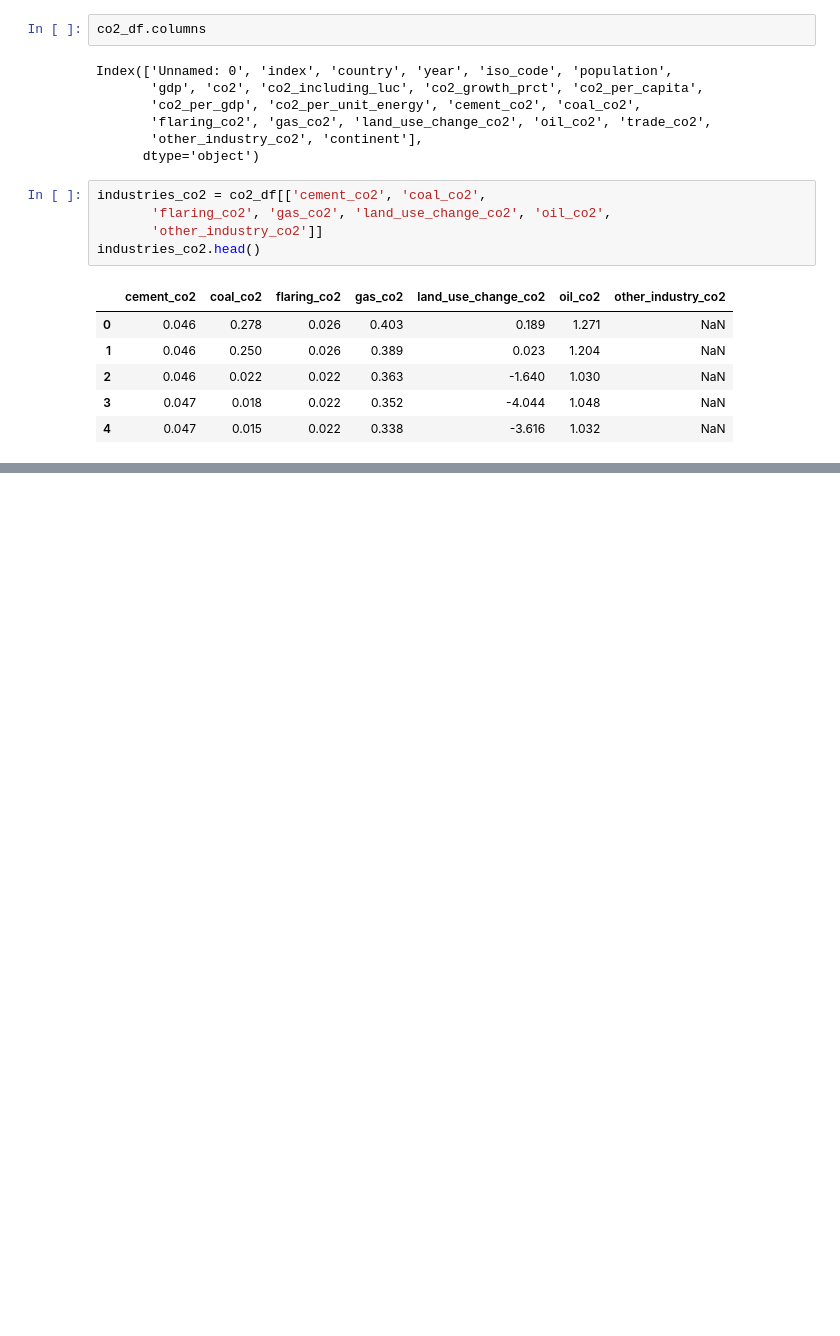
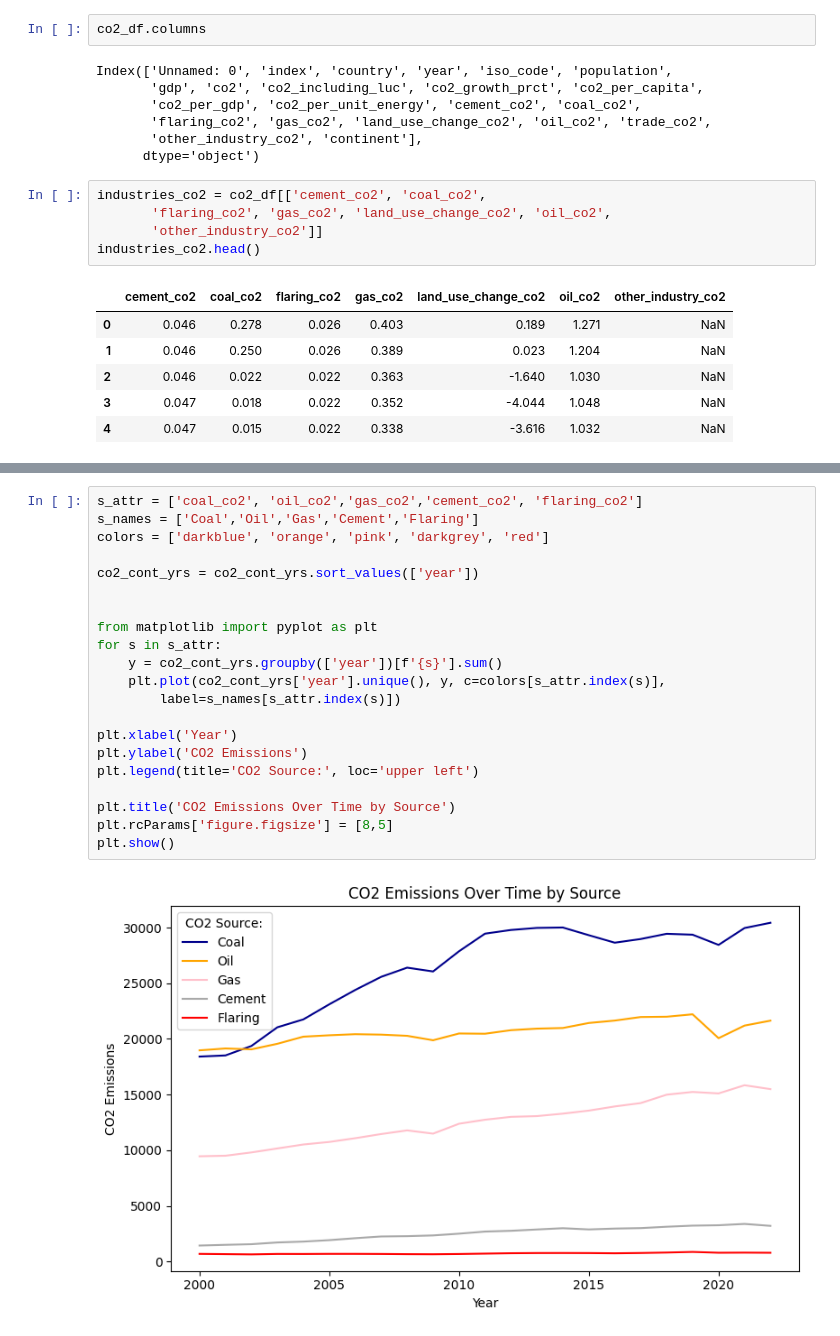
Before and after one commit to anyawild/DS4200_Group3_FinalProject, a Jupyter notebook: static1_altair.ipynb, the cells around one changed output, grey strips where cells are left out. Saved outputs shown, nothing was run; the diff lists cells and outputs as text; blank space fills up the shorter version.

```diff
--- a/static1_altair.ipynb
+++ b/static1_altair.ipynb
@@ -92,0 +90,23 @@ Error:
+# %%
+s_attr = ['coal_co2', 'oil_co2','gas_co2','cement_co2', 'flaring_co2']
+s_names = ['Coal','Oil','Gas','Cement','Flaring']
+colors = ['darkblue', 'orange', 'pink', 'darkgrey', 'red']
+
+co2_cont_yrs = co2_cont_yrs.sort_values(['year'])
+
+
+from matplotlib import pyplot as plt
+for s in s_attr:
+    y = co2_cont_yrs.groupby(['year'])[f'{s}'].sum()
+    plt.plot(co2_cont_yrs['year'].unique(), y, c=colors[s_attr.index(s)],
+        label=s_names[s_attr.index(s)])
+
+plt.xlabel('Year')
+plt.ylabel('CO2 Emissions')
+plt.legend(title='CO2 Source:', loc='upper left')
+
+plt.title('CO2 Emissions Over Time by Source')
+plt.rcParams['figure.figsize'] = [8,5]
+plt.show()
+# %% [output]
+[figure, added]
```
Also changed, not shown: parts of 2 cells of this notebook, 3 other files.
